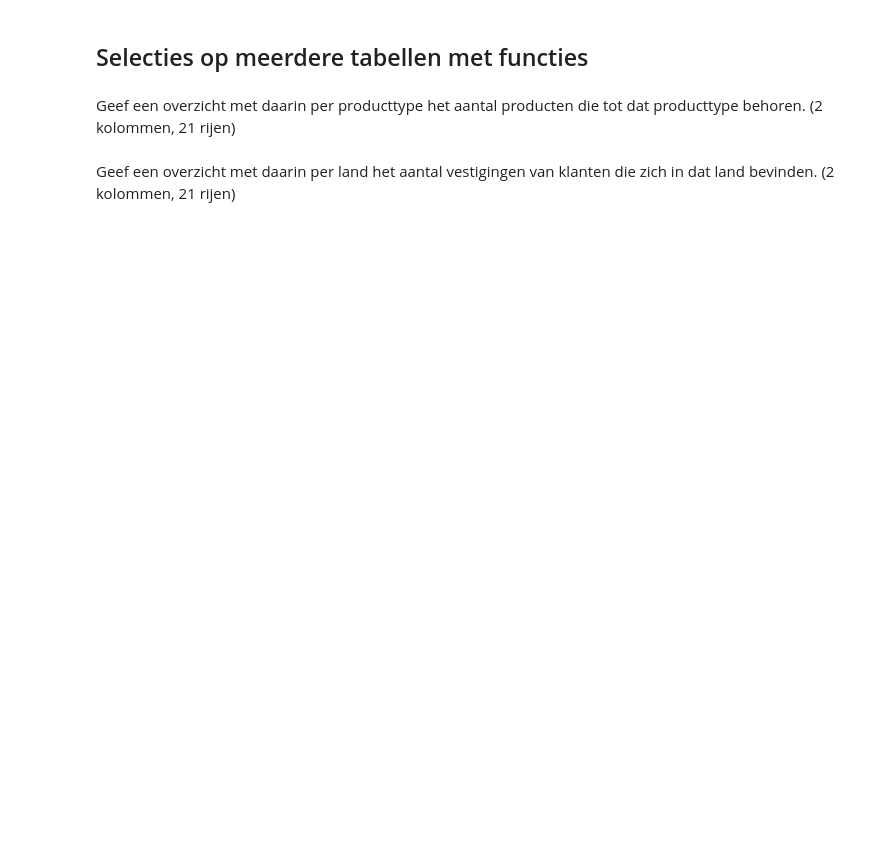
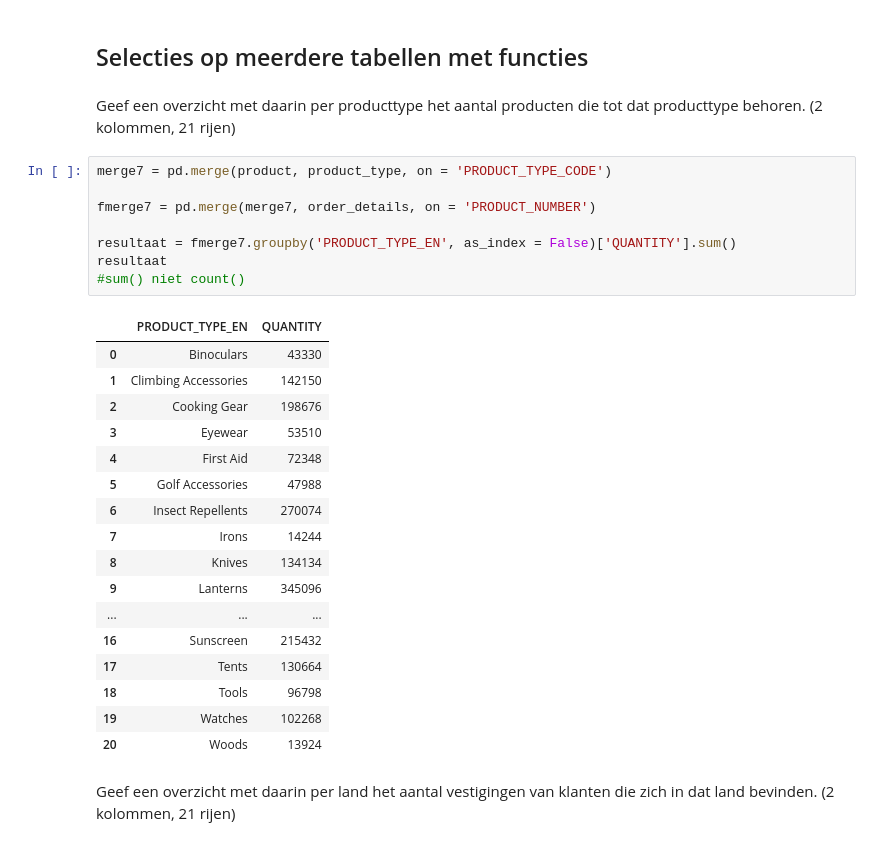
Before and after one commit to HumbertodeCastro/DEDS_portofolio, a Jupyter notebook: Practicum_2.3_Opdrachten.ipynb, the cells around one changed output. Drawn from its saved outputs; the diff is of its cells as text; blank space fills up the shorter version.

```diff
--- a/Practicum_2.3_Opdrachten.ipynb
+++ b/Practicum_2.3_Opdrachten.ipynb
@@ -234,5 +466,31 @@ Geef een overzicht met daarin de retourreden van producten waarvan ooit meer dan
 ## Selecties op meerdere tabellen met functies
 # %% [markdown]
 Geef een overzicht met daarin per producttype het aantal producten die tot dat producttype behoren. (2 kolommen, 21 rijen)
+# %%
+merge7 = pd.merge(product, product_type, on = 'PRODUCT_TYPE_CODE')
+
+fmerge7 = pd.merge(merge7, order_details, on = 'PRODUCT_NUMBER')
+
+resultaat = fmerge7.groupby('PRODUCT_TYPE_EN', as_index = False)['QUANTITY'].sum()
+resultaat
+#sum() niet count()
+# %% [output]
+|  | PRODUCT_TYPE_EN | QUANTITY |
+| 0 | Binoculars | 43330 |
+| 1 | Climbing Accessories | 142150 |
+| 2 | Cooking Gear | 198676 |
+| 3 | Eyewear | 53510 |
+| 4 | First Aid | 72348 |
+| 5 | Golf Accessories | 47988 |
+| 6 | Insect Repellents | 270074 |
+| 7 | Irons | 14244 |
+| 8 | Knives | 134134 |
+| 9 | Lanterns | 345096 |
+| ... | ... | ... |
+| 16 | Sunscreen | 215432 |
+| 17 | Tents | 130664 |
+| 18 | Tools | 96798 |
+| 19 | Watches | 102268 |
+| 20 | Woods | 13924 |
 # %% [markdown]
 Geef een overzicht met daarin per land het aantal vestigingen van klanten die zich in dat land bevinden. (2 kolommen, 21 rijen)
```
Also changed, not shown: parts of 33 cells of this notebook, 6 other files.
